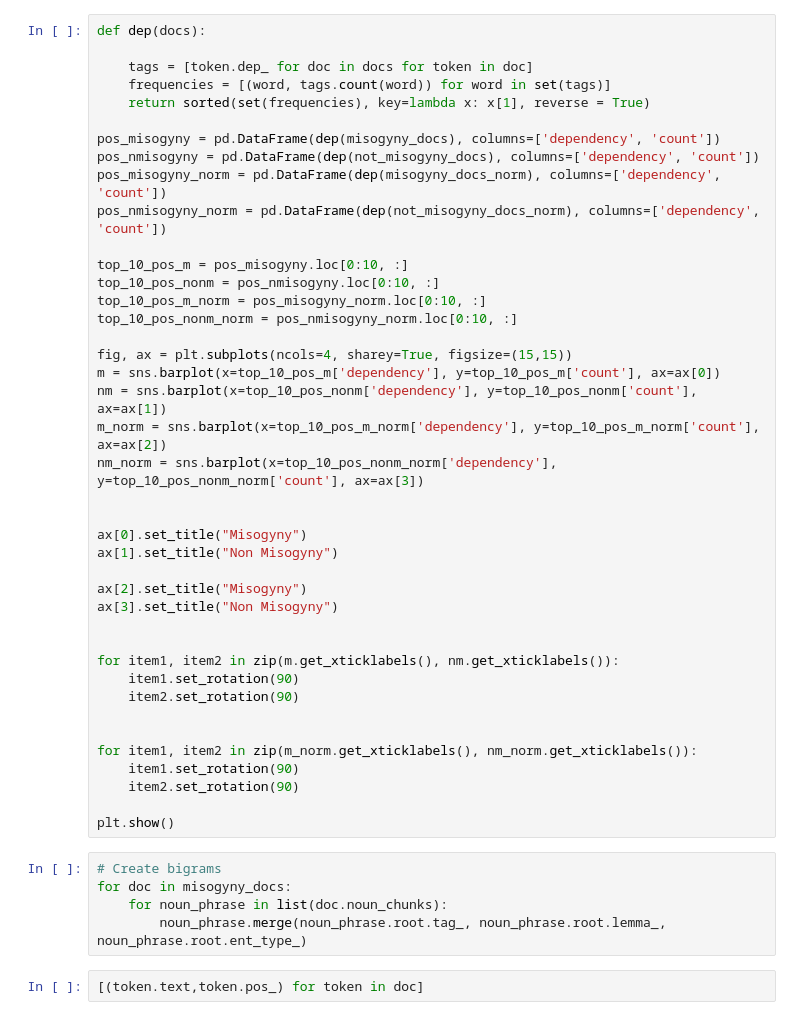
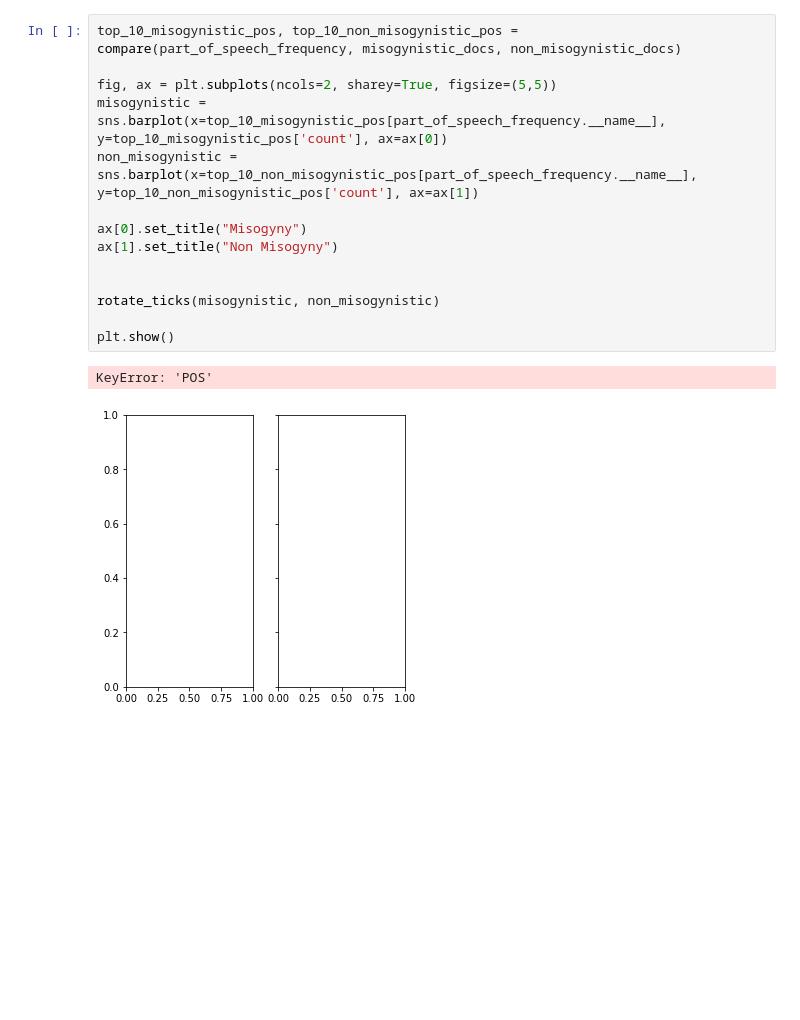
Before and after one commit to opt-out-tools/find-out, a Jupyter notebook: notebooks/hatespeech/exploratory_data_analysis_hatespeech.ipynb, the cells around one changed output. Cells and saved outputs as stored; diff of their text form; blank space fills up the shorter version.

```diff
--- a/notebooks/hatespeech/exploratory_data_analysis_hatespeech.ipynb
+++ b/notebooks/hatespeech/exploratory_data_analysis_hatespeech.ipynb
@@ -118,49 +53,18 @@ plt.show()
-# %%
-def dep(docs):
-
-    tags = [token.dep_ for doc in docs for token in doc]
-    frequencies = [(word, tags.count(word)) for word in set(tags)]
-    return sorted(set(frequencies), key=lambda x: x[1], reverse = True)
-
-pos_misogyny = pd.DataFrame(dep(misogyny_docs), columns=['dependency', 'count'])
-pos_nmisogyny = pd.DataFrame(dep(not_misogyny_docs), columns=['dependency', 'count'])
-pos_misogyny_norm = pd.DataFrame(dep(misogyny_docs_norm), columns=['dependency', 'count'])
-pos_nmisogyny_norm = pd.DataFrame(dep(not_misogyny_docs_norm), columns=['dependency', 'count'])
-
-top_10_pos_m = pos_misogyny.loc[0:10, :]
-top_10_pos_nonm = pos_nmisogyny.loc[0:10, :]
-top_10_pos_m_norm = pos_misogyny_norm.loc[0:10, :]
-top_10_pos_nonm_norm = pos_nmisogyny_norm.loc[0:10, :]
-
-fig, ax = plt.subplots(ncols=4, sharey=True, figsize=(15,15))
-m = sns.barplot(x=top_10_pos_m['dependency'], y=top_10_pos_m['count'], ax=ax[0])
-nm = sns.barplot(x=top_10_pos_nonm['dependency'], y=top_10_pos_nonm['count'], ax=ax[1])
-m_norm = sns.barplot(x=top_10_pos_m_norm['dependency'], y=top_10_pos_m_norm['count'], ax=ax[2])
-nm_norm = sns.barplot(x=top_10_pos_nonm_norm['dependency'], y=top_10_pos_nonm_norm['count'], ax=ax[3])
-
-
-ax[0].set_title("Misogyny")
-ax[1].set_title("Non Misogyny")
-
-ax[2].set_title("Misogyny")
-ax[3].set_title("Non Misogyny")
-
-
-for item1, item2 in zip(m.get_xticklabels(), nm.get_xticklabels()):
-    item1.set_rotation(90)
-    item2.set_rotation(90)
-
-
-for item1, item2 in zip(m_norm.get_xticklabels(), nm_norm.get_xticklabels()):
-    item1.set_rotation(90)
-    item2.set_rotation(90)
-
-plt.show()
-# %%
-# Create bigrams
-for doc in misogyny_docs:
-    for noun_phrase in list(doc.noun_chunks):
-        noun_phrase.merge(noun_phrase.root.tag_, noun_phrase.root.lemma_, noun_phrase.root.ent_type_)
-# %%
-[(token.text,token.pos_) for token in doc]
+# %%
+top_10_misogynistic_pos, top_10_non_misogynistic_pos = compare(part_of_speech_frequency, misogynistic_docs, non_misogynistic_docs)
+
+fig, ax = plt.subplots(ncols=2, sharey=True, figsize=(5,5))
+misogynistic = sns.barplot(x=top_10_misogynistic_pos[part_of_speech_frequency.__name__], y=top_10_misogynistic_pos['count'], ax=ax[0])
+non_misogynistic = sns.barplot(x=top_10_non_misogynistic_pos[part_of_speech_frequency.__name__], y=top_10_non_misogynistic_pos['count'], ax=ax[1])
+
+ax[0].set_title("Misogyny")
+ax[1].set_title("Non Misogyny")
+
+
+rotate_ticks(misogynistic, non_misogynistic)
+
+plt.show()
+# %% [output]
+KeyError: 'POS'
+[figure, added]
 # %%
```
Also changed, not shown: parts of 11 cells of this notebook, 6 other files.
